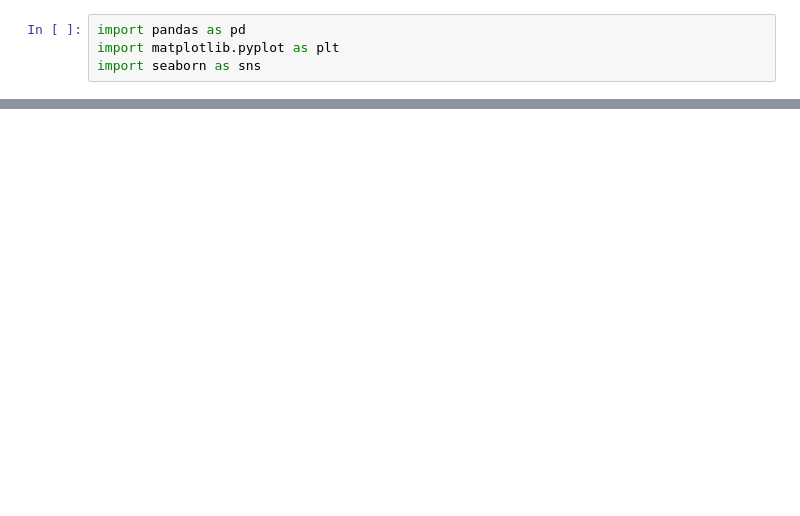
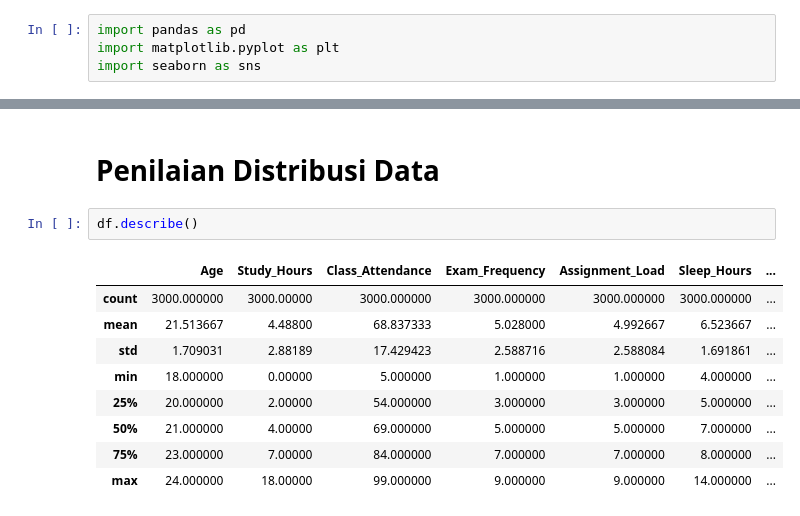
Before and after one commit to Zetday/student-stress-detector, a Jupyter notebook: data-science/notebook/02_EDA.ipynb, the cells around one changed output, grey strips where cells are left out. Cells and saved outputs as stored; diff of their text form; blank space fills up the shorter version.

```diff
--- a/data-science/notebook/02_EDA.ipynb
+++ b/data-science/notebook/02_EDA.ipynb
@@ -14,0 +17,14 @@ df.head()
+# %% [markdown]
+# **Penilaian Distribusi Data**
+# %%
+df.describe()
+# %% [output]
+|  | Age | Study_Hours | Class_Attendance | Exam_Frequency | Assignment_Load | Sleep_Hours | ... |
+| count | 3000.000000 | 3000.00000 | 3000.000000 | 3000.000000 | 3000.000000 | 3000.000000 | ... |
+| mean | 21.513667 | 4.48800 | 68.837333 | 5.028000 | 4.992667 | 6.523667 | ... |
+| std | 1.709031 | 2.88189 | 17.429423 | 2.588716 | 2.588084 | 1.691861 | ... |
+| min | 18.000000 | 0.00000 | 5.000000 | 1.000000 | 1.000000 | 4.000000 | ... |
+| 25% | 20.000000 | 2.00000 | 54.000000 | 3.000000 | 3.000000 | 5.000000 | ... |
+| 50% | 21.000000 | 4.00000 | 69.000000 | 5.000000 | 5.000000 | 7.000000 | ... |
+| 75% | 23.000000 | 7.00000 | 84.000000 | 7.000000 | 7.000000 | 8.000000 | ... |
+| max | 24.000000 | 18.00000 | 99.000000 | 9.000000 | 9.000000 | 14.000000 | ... |
```
Also changed, not shown: parts of 3 cells of this notebook, 2 other files.
